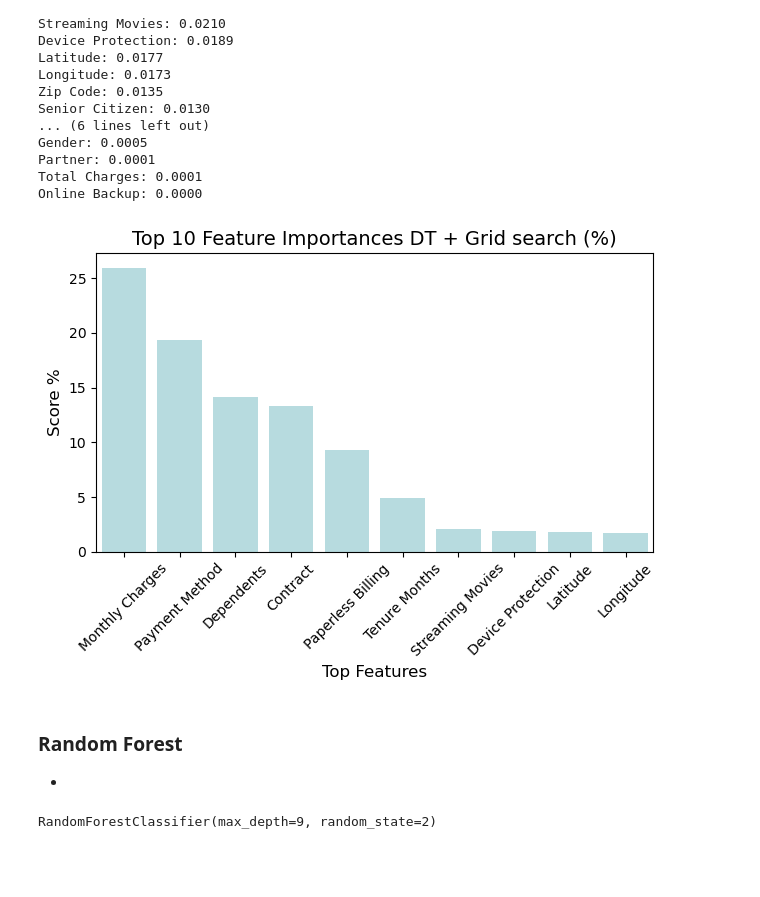
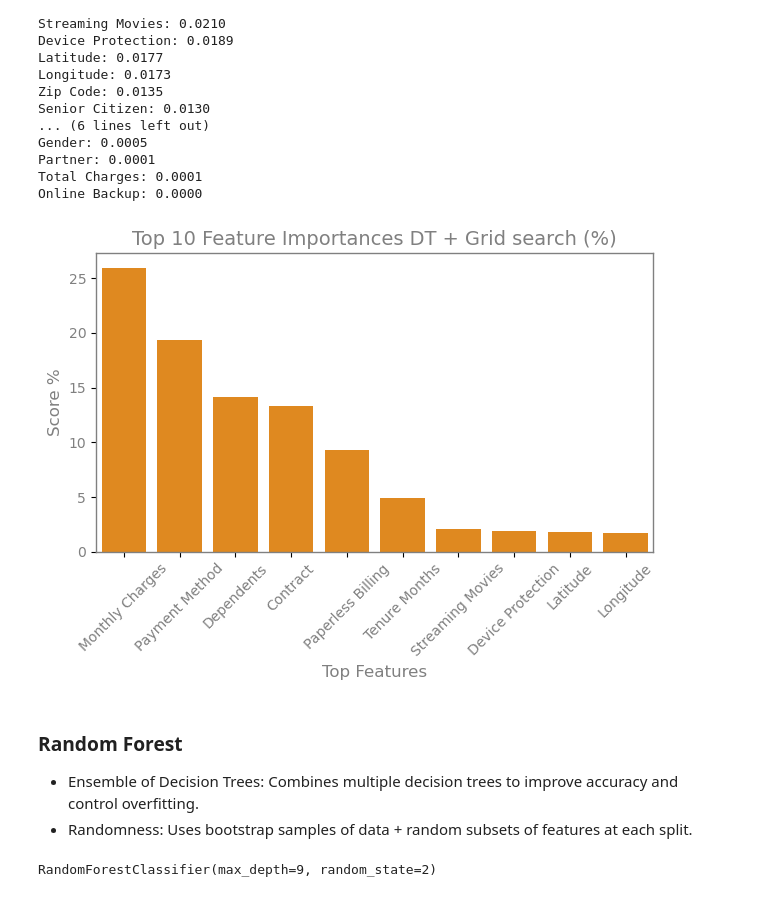
Before and after one commit to gdiwa23/Swanalytics, a Jupyter notebook: DT_RF Swanalytics.ipynb, the cells around one changed output. Drawn from its saved outputs; the diff is of its cells as text; code cells hidden in the pictures; blank space fills up the shorter version.

```diff
--- a/DT_RF Swanalytics.ipynb
+++ b/DT_RF Swanalytics.ipynb
@@ -260,7 +325,7 @@ F1:         0.5193325193325193
 # %%
 # grid searach
 grid = GridSearchCV(estimator = DecisionTreeClassifier(random_state=2),
-                                   param_grid = {'max_depth': [3, 4, 5, 7, 10],                   # the options you want to explore
+                                   param_grid = {'max_depth': [5, 7, 10],                   # the options you want to explore
                                   'min_samples_split': [10, 50, 100, 150, 200], # ''
                                   'min_samples_leaf': [2, 3, 4, 5, 6, 7],        # ''
                                   'max_features':[2, 3, 4, 5, 6, 7, 8, 10, 12]},      # number of features to use                       ## up max features later
@@ -370,21 +435,33 @@ Online Backup: 0.0000
 importance_df = pd.DataFrame(importance_sorted, columns=["feature", "score"])
 importance_df['score'] = round(importance_df['score'] * 100, 2)
 # %%
-# barplot plotting the top 10 features
-sns.barplot(data=importance_df, x=importance_df['feature'][:10], y='score', color = 'powderblue')
+features_10_dt = sns.barplot(
+    data=importance_df,
+    x=importance_df['feature'][:10],
+    y='score',
+    color='darkorange'
+)
 
-plt.xticks(rotation=45)  # Optional: rotate x-axis labels
-plt.xlabel('Top Features', fontsize=12)
-plt.ylabel('Score %', fontsize=12)
-plt.title('Top 10 Feature Importances DT + Grid search (%)', fontsize=14)
-plt.tight_layout()       # Optional: improve layout
+for spine in features_10_dt.spines.values(): # spine is border of plot
+    spine.set_color('grey')
+    spine.set_linewidth(1)
+
+plt.xticks(rotation=45, color='grey')        # x-axis tick labels grey
+plt.yticks(color='grey')                      # y-axis tick labels grey
+plt.xlabel('Top Features', fontsize=12, color='grey')   # x-label grey
+plt.ylabel('Score %', fontsize=12, color='grey')        # y-label grey
+plt.title('Top 10 Feature Importances DT + Grid search (%)', fontsize=14, color='grey')  # title grey
+
+plt.tight_layout()
+#plt.savefig('features_10_dt_.png', dpi=300, bbox_inches='tight', transparent=False) # transparent !
 plt.show()
 # %% [output]
-[figure, old version]
+[figure, new version]
 # %% [markdown]
 ### Random Forest
 
-*
+* Ensemble of Decision Trees: Combines multiple decision trees to improve accuracy and control overfitting.
+* Randomness: Uses bootstrap samples of data + random subsets of features at each split.
 # %%
 # initialise the model
 rf = RF(n_estimators=100, max_depth=9, random_state=2) # 50 trees, 4 levels of questions
```
Also changed, not shown: parts of 35 cells of this notebook.
